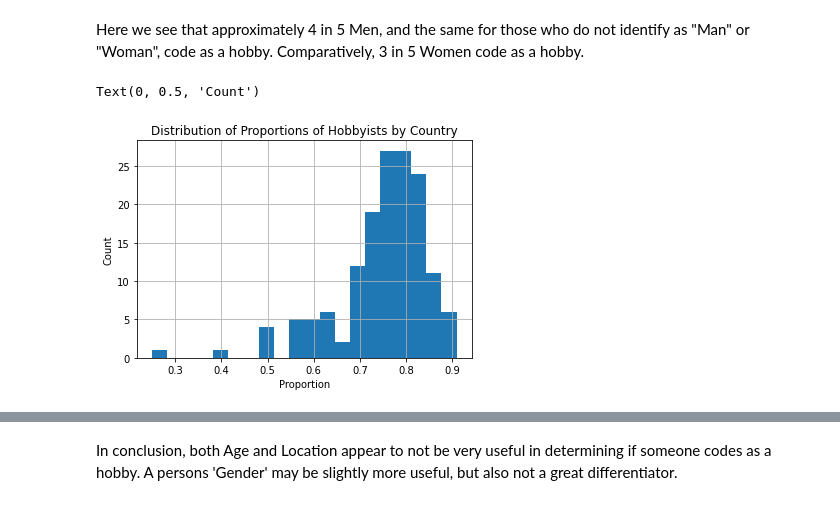
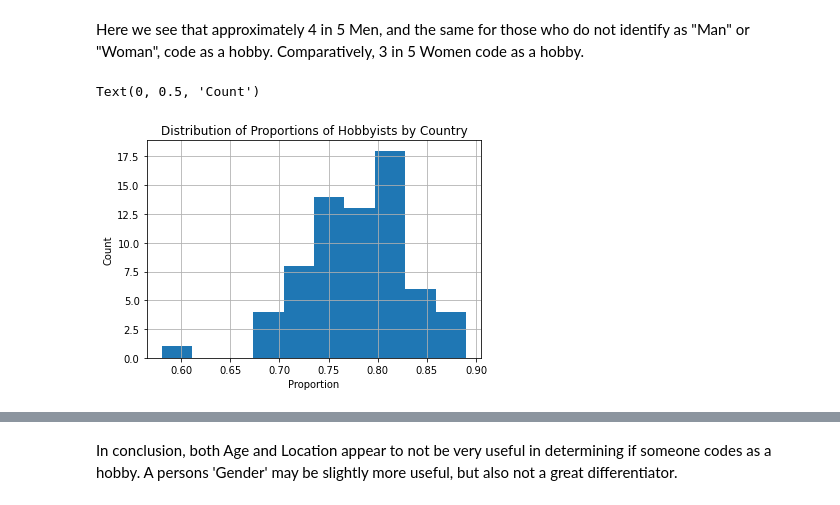
Before and after one commit to jbm1991/stackoverflow_survey, a Jupyter notebook: HobbyistAnalysis.ipynb, the cells around one changed output, grey strips where cells are left out. Drawn from its saved outputs; the diff is of its cells as text; code cells hidden in the pictures.

Commit message:
feat: tidy up the country analysis
Remove the Countries where we have a low number of respondents

```diff
--- a/HobbyistAnalysis.ipynb
+++ b/HobbyistAnalysis.ipynb
@@ -92,12 +92,12 @@ The proportion of everyone else who codes as a hobby is 0.82
 # %% [markdown]
 Here we see that approximately 4 in 5 Men, and the same for those who do not identify as "Man" or "Woman", code as a hobby. Comparatively, 3 in 5 Women code as a hobby.
 # %%
-country_agg_df = df[['Country', 'HobbyistNum']].groupby('Country').mean()
-country_agg_df[(country_agg_df['HobbyistNum'] < 0.98) & (
-    country_agg_df['HobbyistNum'] > 0.02)].hist(bins=20)
+country_df = df.dropna(subset=['Country'])
+country_df.groupby('Country')['Country'].transform(len)
+country_df[counts > 100][['Country','HobbyistNum']].groupby('Country').mean().hist()
 plt.title('Distribution of Proportions of Hobbyists by Country')
 plt.xlabel('Proportion')
 plt.ylabel('Count')
 # %% [output]
 Text(0, 0.5, 'Count')
-[figure, old version]
+[figure, new version]
```
Also changed, not shown: parts of 2 cells of this notebook.
